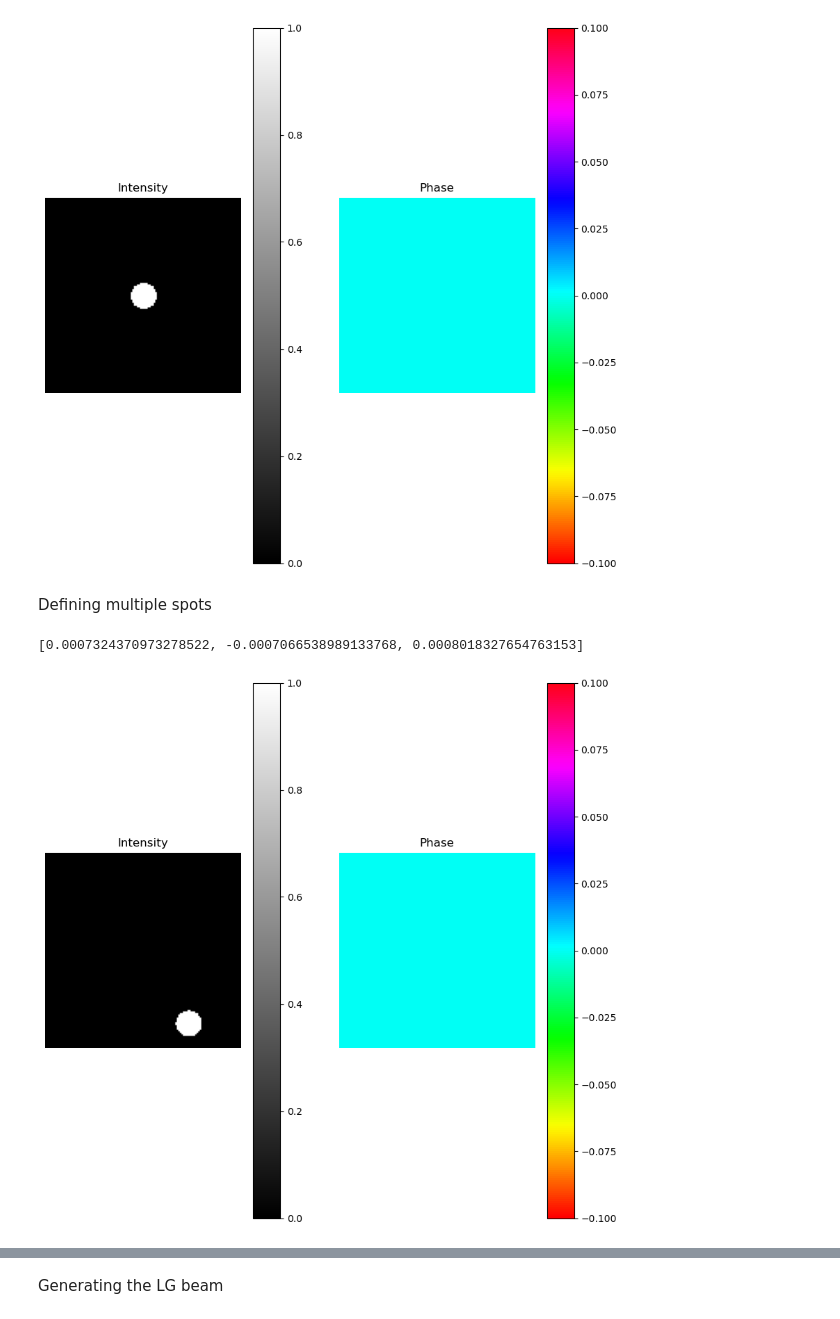
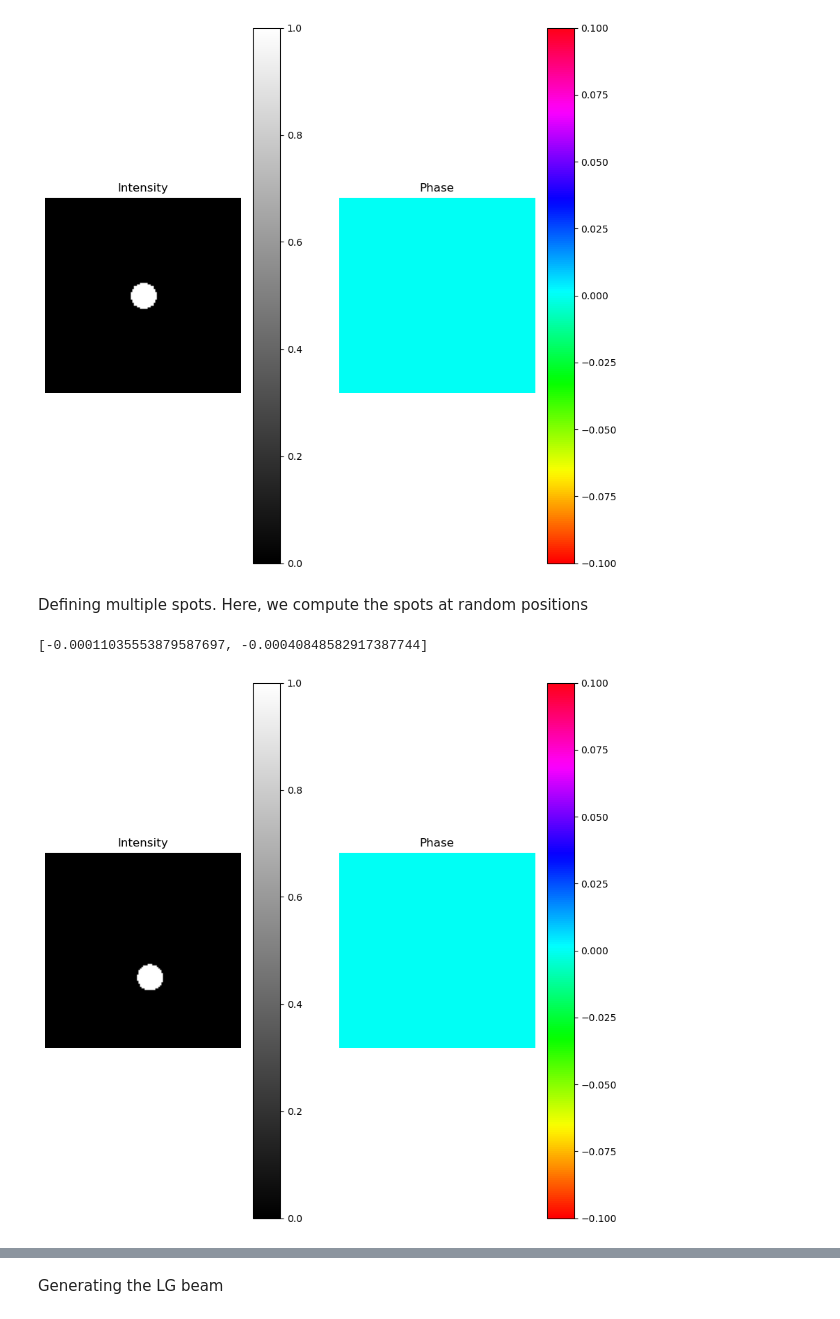
Before and after one commit to TareqJ1000/KnotSorter, a Jupyter notebook: OpticalModeSorter.ipynb, the cells around one changed output, grey strips where cells are left out. Cells and saved outputs as stored; diff of their text form; code cells hidden in the pictures.

```diff
--- a/OpticalModeSorter.ipynb
+++ b/OpticalModeSorter.ipynb
@@ -272,36 +270,41 @@ TotInt(spotty)
 # %% [output]
 [figure]
 # %% [markdown]
-Defining multiple spots
+Defining multiple spots. Here, we compute the spots at random positions
 # %%
-num_of_output_chans = 3
+num_of_output_chans = 2
 
 def output_chan(X, Y, rad_spot, maxx, num_of_spots):
     N = len(X)
     spot_loc_x = []
     spot_loc_y = []
 
     for ii in range(num_of_spots):
+
+        #
+        coord_x = np.random.uniform(-maxx+rad_spot,maxx-rad_spot)
+        coord_y = np.random.uniform(-maxx+rad_spot,maxx-rad_spot)
+
         spot_loc_x.append(np.random.uniform(-maxx+rad_spot,maxx-rad_spot))
         spot_loc_y.append(np.random.uniform(-maxx+rad_spot,maxx-rad_spot))
 
     print(spot_loc_x)
 
     fields = np.empty((num_of_spots, N, N), dtype=np.complex64)
     # Space definition
     for ii in range(num_of_spots):
         X=np.linspace(-maxx,maxx,N) + spot_loc_x[ii]
         Y=np.linspace(-maxx,maxx,N) + spot_loc_y[ii]
         h=np.abs(X[1]-X[2]) # Step size
         xx,yy=np.meshgrid(X,Y)
         r, phi= cart2pol(xx,yy)
 
         fields[ii] = pupil_function(r, rad_spot)
 
     return fields, spot_loc_x, spot_loc_y # In principle, it suffices to return fields.
 
 output_chans, spot_loc_x, spot_loc_y = output_chan(X,Y,0.2*mm,maxx,num_of_output_chans)
-TotInt(output_chans[1])
+TotInt(output_chans[0])
 # %% [output]
-[0.0007324370973278522, -0.0007066538989133768, 0.0008018327654763153]
+[-0.00011035553879587697, -0.00040848582917387744]
-[figure, old version]
+[figure, new version]
```
Also changed, not shown: parts of 12 cells of this notebook, 21 other files.
